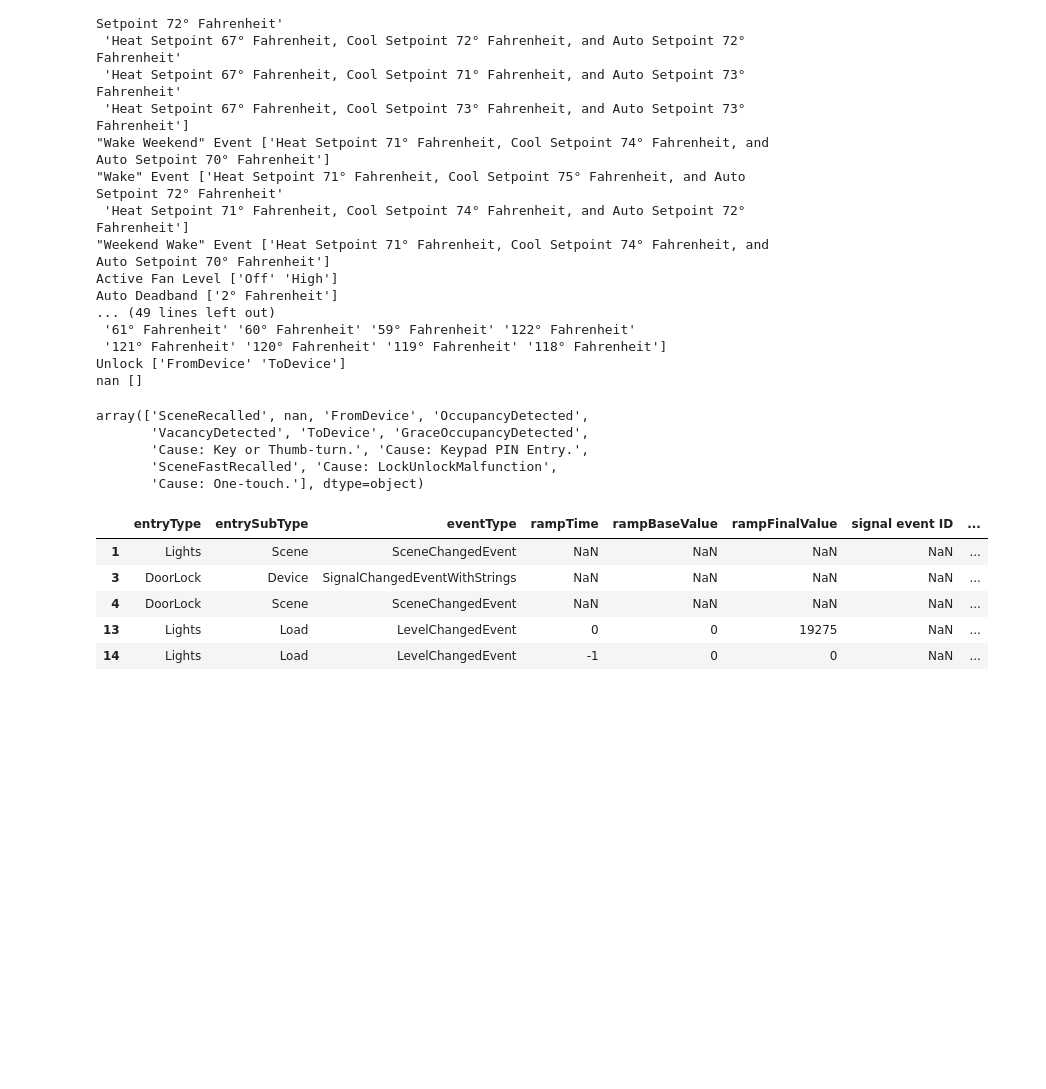
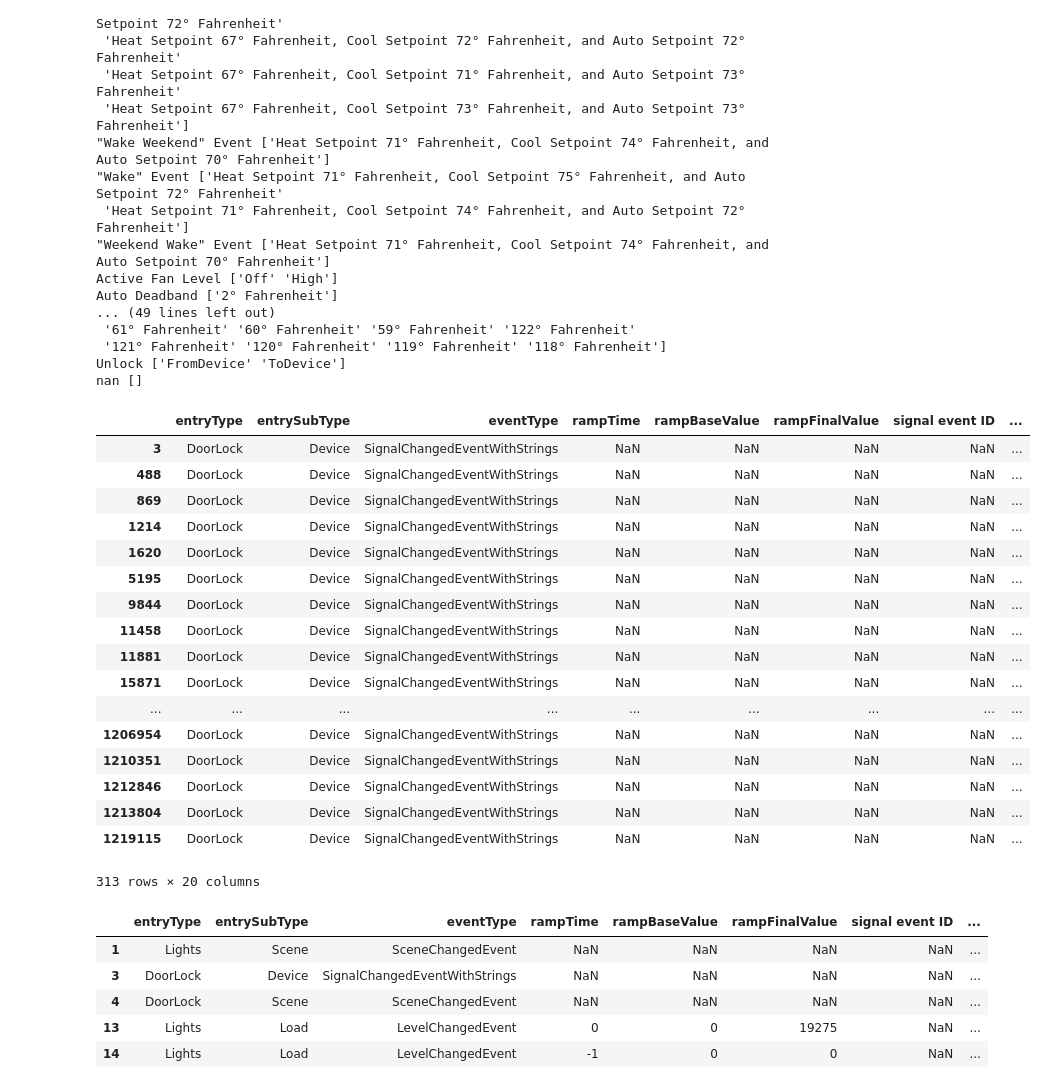
Before and after one commit to RBSystems/DataScience, a Jupyter notebook: binary_data_preprocess.ipynb, the cells around one changed output. Drawn from its saved outputs; the diff is of its cells as text; code cells hidden in the pictures; blank space fills up the shorter version.

Commit message:
Add locked and occupancy event values

```diff
--- a/binary_data_preprocess.ipynb
+++ b/binary_data_preprocess.ipynb
@@ -72,14 +72,27 @@ def is_binary(row, **kwargs):
     return np.nan
 # %%
 df['event'] = df.apply(is_binary, **d, axis=1)
-# %%
-df['message_merged'].unique()
-# %% [output]
-array(['SceneRecalled', nan, 'FromDevice', 'OccupancyDetected',
-       'VacancyDetected', 'ToDevice', 'GraceOccupancyDetected',
-       'Cause: Key or Thumb-turn.', 'Cause: Keypad PIN Entry.',
-       'SceneFastRecalled', 'Cause: LockUnlockMalfunction',
-       'Cause: One-touch.'], dtype=object)
+# %%
+df[df['Signal Value string'] == 'Lock']
+# %% [output]
+|  | entryType | entrySubType | eventType | rampTime | rampBaseValue | rampFinalValue | signal event ID | ... |
+| 3 | DoorLock | Device | SignalChangedEventWithStrings | NaN | NaN | NaN | NaN | ... |
+| 488 | DoorLock | Device | SignalChangedEventWithStrings | NaN | NaN | NaN | NaN | ... |
+| 869 | DoorLock | Device | SignalChangedEventWithStrings | NaN | NaN | NaN | NaN | ... |
+| 1214 | DoorLock | Device | SignalChangedEventWithStrings | NaN | NaN | NaN | NaN | ... |
+| 1620 | DoorLock | Device | SignalChangedEventWithStrings | NaN | NaN | NaN | NaN | ... |
+| 5195 | DoorLock | Device | SignalChangedEventWithStrings | NaN | NaN | NaN | NaN | ... |
+| 9844 | DoorLock | Device | SignalChangedEventWithStrings | NaN | NaN | NaN | NaN | ... |
+| 11458 | DoorLock | Device | SignalChangedEventWithStrings | NaN | NaN | NaN | NaN | ... |
+| 11881 | DoorLock | Device | SignalChangedEventWithStrings | NaN | NaN | NaN | NaN | ... |
+| 15871 | DoorLock | Device | SignalChangedEventWithStrings | NaN | NaN | NaN | NaN | ... |
+| ... | ... | ... | ... | ... | ... | ... | ... | ... |
+| 1206954 | DoorLock | Device | SignalChangedEventWithStrings | NaN | NaN | NaN | NaN | ... |
+| 1210351 | DoorLock | Device | SignalChangedEventWithStrings | NaN | NaN | NaN | NaN | ... |
+| 1212846 | DoorLock | Device | SignalChangedEventWithStrings | NaN | NaN | NaN | NaN | ... |
+| 1213804 | DoorLock | Device | SignalChangedEventWithStrings | NaN | NaN | NaN | NaN | ... |
+| 1219115 | DoorLock | Device | SignalChangedEventWithStrings | NaN | NaN | NaN | NaN | ... |
+313 rows × 20 columns
 # %%
 df.head()
 # %% [output]
```
Also changed, not shown: parts of 6 cells of this notebook, 1 other file.
